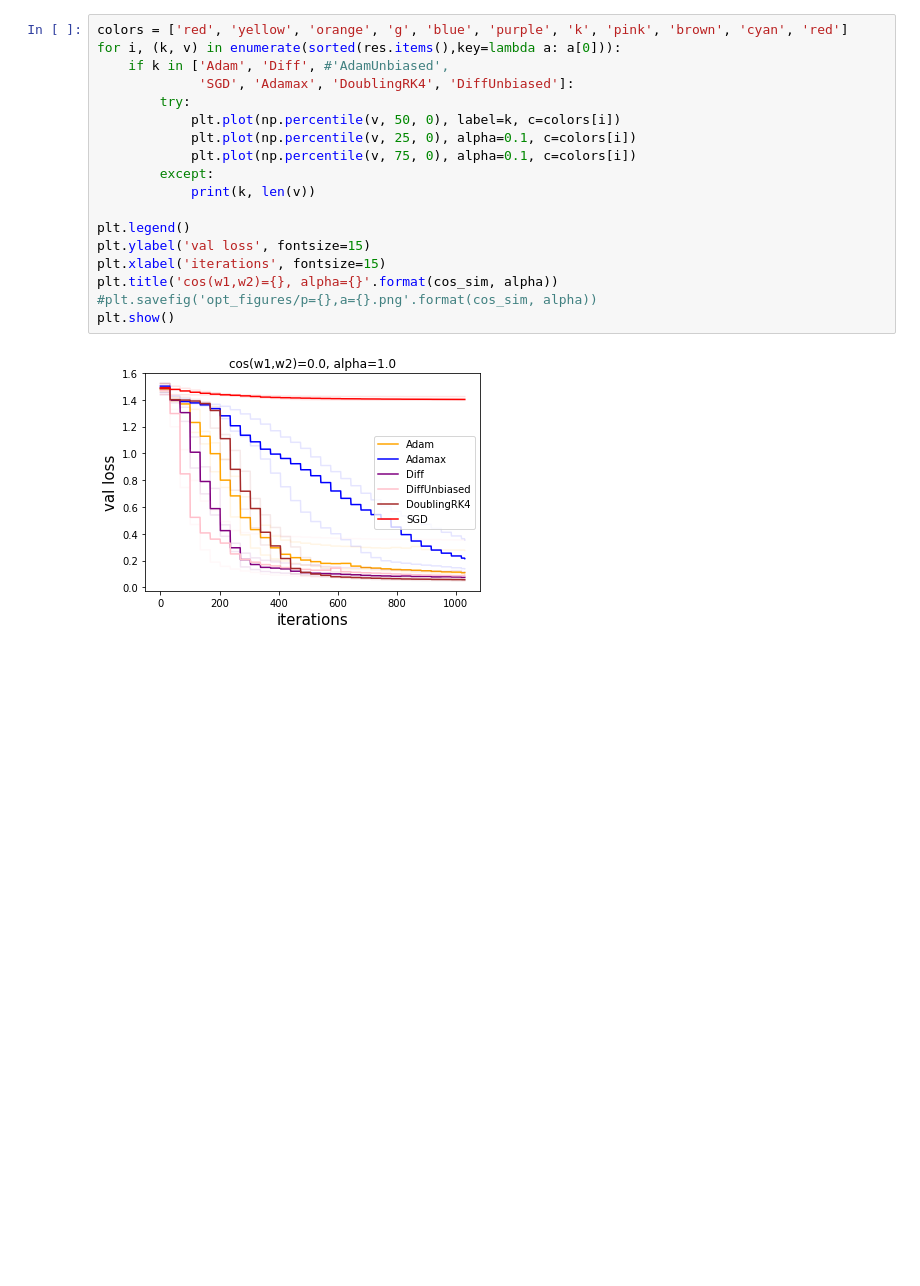
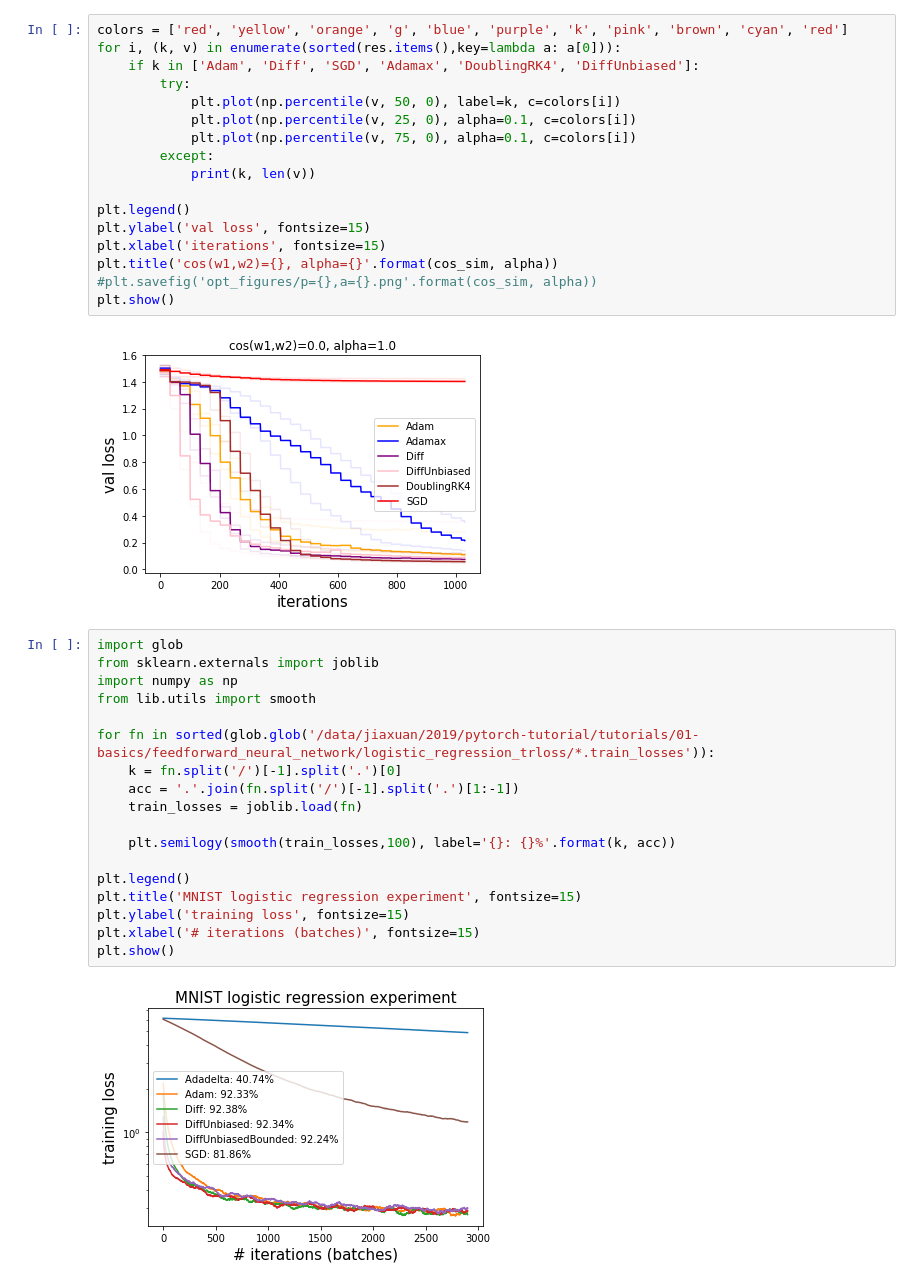
Before and after one commit to nathanwang000/MTL, a Jupyter notebook: RK4.ipynb, the cells around one changed output. Drawn from its saved outputs; the diff is of its cells as text; blank space fills up the shorter version.

```diff
--- a/RK4.ipynb
+++ b/RK4.ipynb
@@ -235,8 +235,7 @@ per layer neuron: 45
 # %%
 colors = ['red', 'yellow', 'orange', 'g', 'blue', 'purple', 'k', 'pink', 'brown', 'cyan', 'red']
 for i, (k, v) in enumerate(sorted(res.items(),key=lambda a: a[0])):
-    if k in ['Adam', 'Diff', #'AdamUnbiased',
-             'SGD', 'Adamax', 'DoublingRK4', 'DiffUnbiased']:
+    if k in ['Adam', 'Diff', 'SGD', 'Adamax', 'DoublingRK4', 'DiffUnbiased']:
         try:
             plt.plot(np.percentile(v, 50, 0), label=k, c=colors[i])
             plt.plot(np.percentile(v, 25, 0), alpha=0.1, c=colors[i])
@@ -252,3 +251,23 @@ plt.title('cos(w1,w2)={}, alpha={}'.format(cos_sim, alpha))
 plt.show()
 # %% [output]
 [figure]
+# %%
+import glob
+from sklearn.externals import joblib
+import numpy as np
+from lib.utils import smooth
+
+for fn in sorted(glob.glob('/data/jiaxuan/2019/pytorch-tutorial/tutorials/01-basics/feedforward_neural_network/logistic_regression_trloss/*.train_losses')):
+    k = fn.split('/')[-1].split('.')[0]
+    acc = '.'.join(fn.split('/')[-1].split('.')[1:-1])
+    train_losses = joblib.load(fn)
+
+    plt.semilogy(smooth(train_losses,100), label='{}: {}%'.format(k, acc))
+
+plt.legend()
+plt.title('MNIST logistic regression experiment', fontsize=15)
+plt.ylabel('training loss', fontsize=15)
+plt.xlabel('# iterations (batches)', fontsize=15)
+plt.show()
+# %% [output]
+[figure, added]
```
Also changed, not shown: parts of 5 cells of this notebook.
